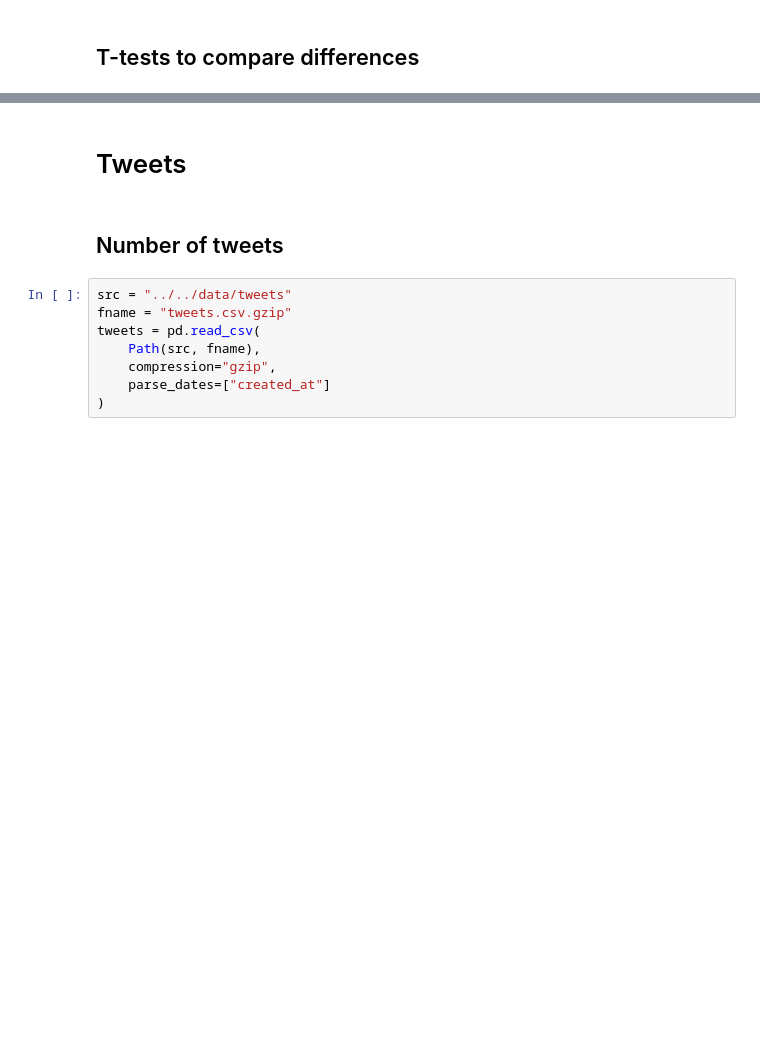
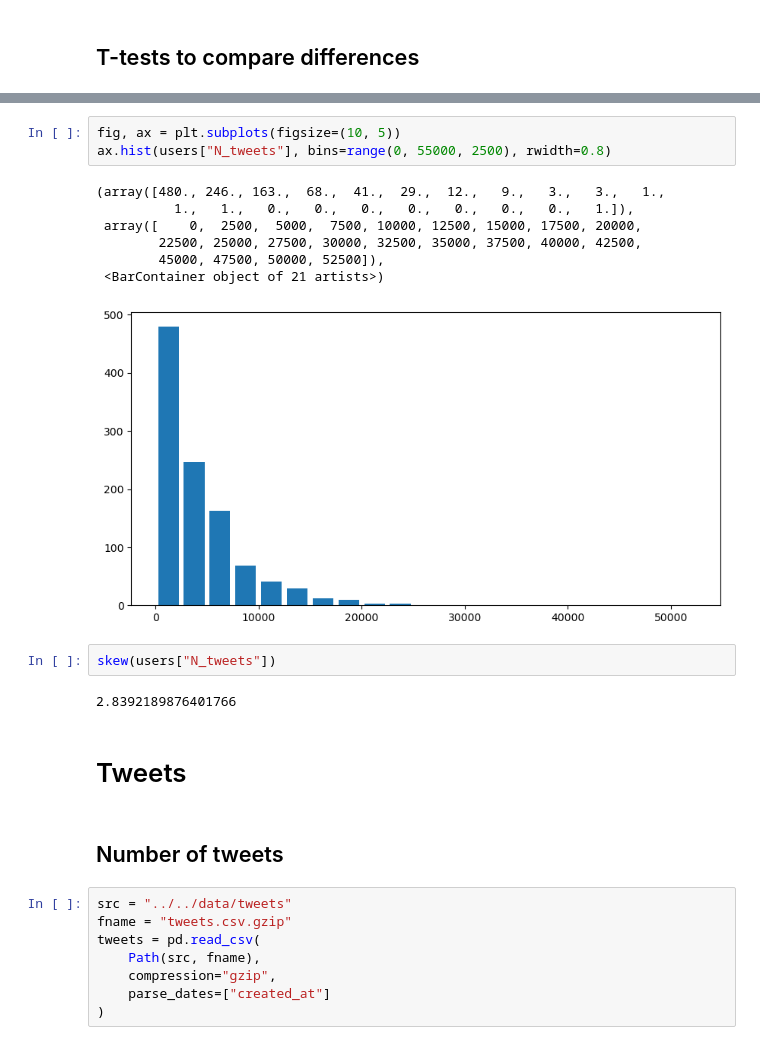
Before and after one commit to JanaLasser/new-ontology-of-truth, a Jupyter notebook: code/analysis/descriptive_dataset_statistics.ipynb, the cells around one changed output, grey strips where cells are left out. Cells and saved outputs as stored; diff of their text form; blank space fills up the shorter version.

```diff
--- a/code/analysis/descriptive_dataset_statistics.ipynb
+++ b/code/analysis/descriptive_dataset_statistics.ipynb
@@ -166,3 +294,18 @@ pt.ttest(rep["avg_truth_score_2010_to_2013"],
+# %%
+fig, ax = plt.subplots(figsize=(10, 5))
+ax.hist(users["N_tweets"], bins=range(0, 55000, 2500), rwidth=0.8)
+# %% [output]
+(array([480., 246., 163.,  68.,  41.,  29.,  12.,   9.,   3.,   3.,   1.,
+          1.,   1.,   0.,   0.,   0.,   0.,   0.,   0.,   0.,   1.]),
+ array([    0,  2500,  5000,  7500, 10000, 12500, 15000, 17500, 20000,
+        22500, 25000, 27500, 30000, 32500, 35000, 37500, 40000, 42500,
+        45000, 47500, 50000, 52500]),
+ <BarContainer object of 21 artists>)
+[figure, added]
+# %%
+skew(users["N_tweets"])
+# %% [output]
+2.8392189876401766
 # %% [markdown]
 # Tweets
 # %% [markdown]
```
Also changed, not shown: parts of 79 cells of this notebook, 1 other file.
